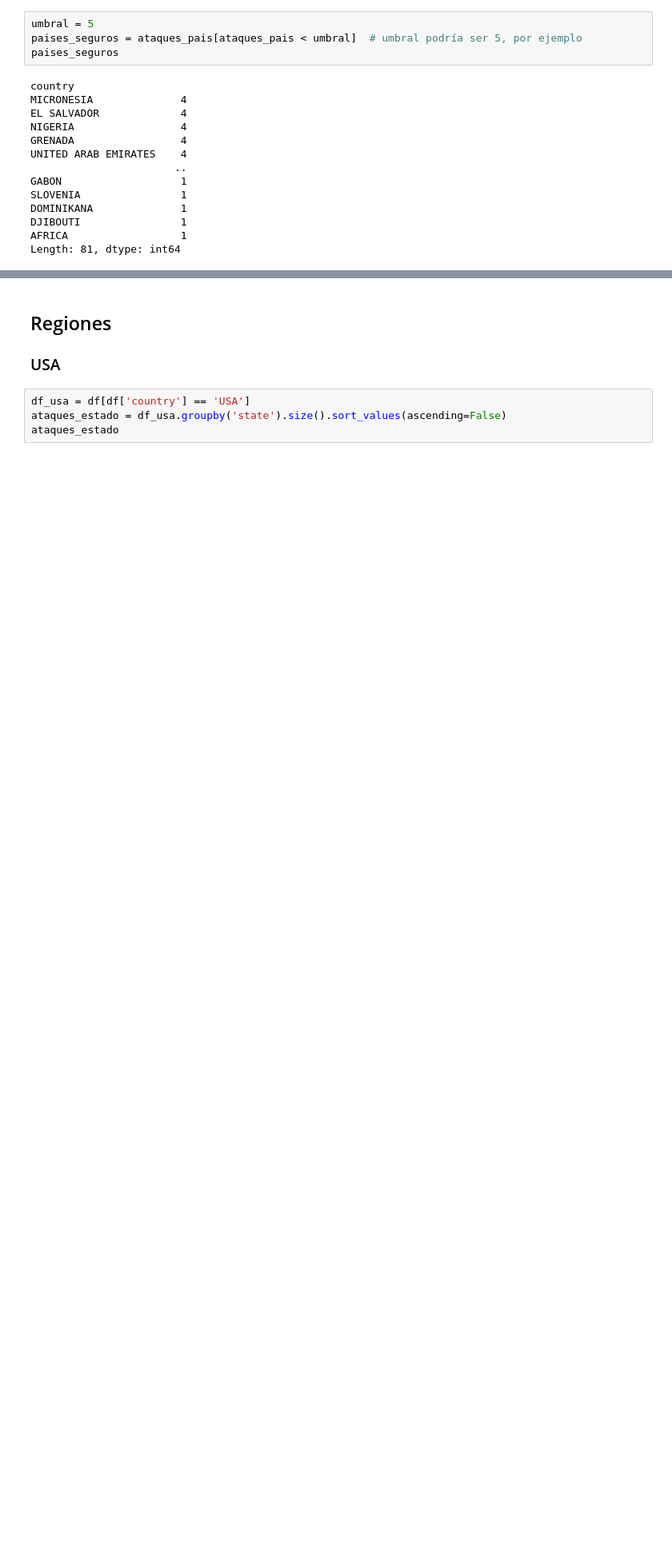
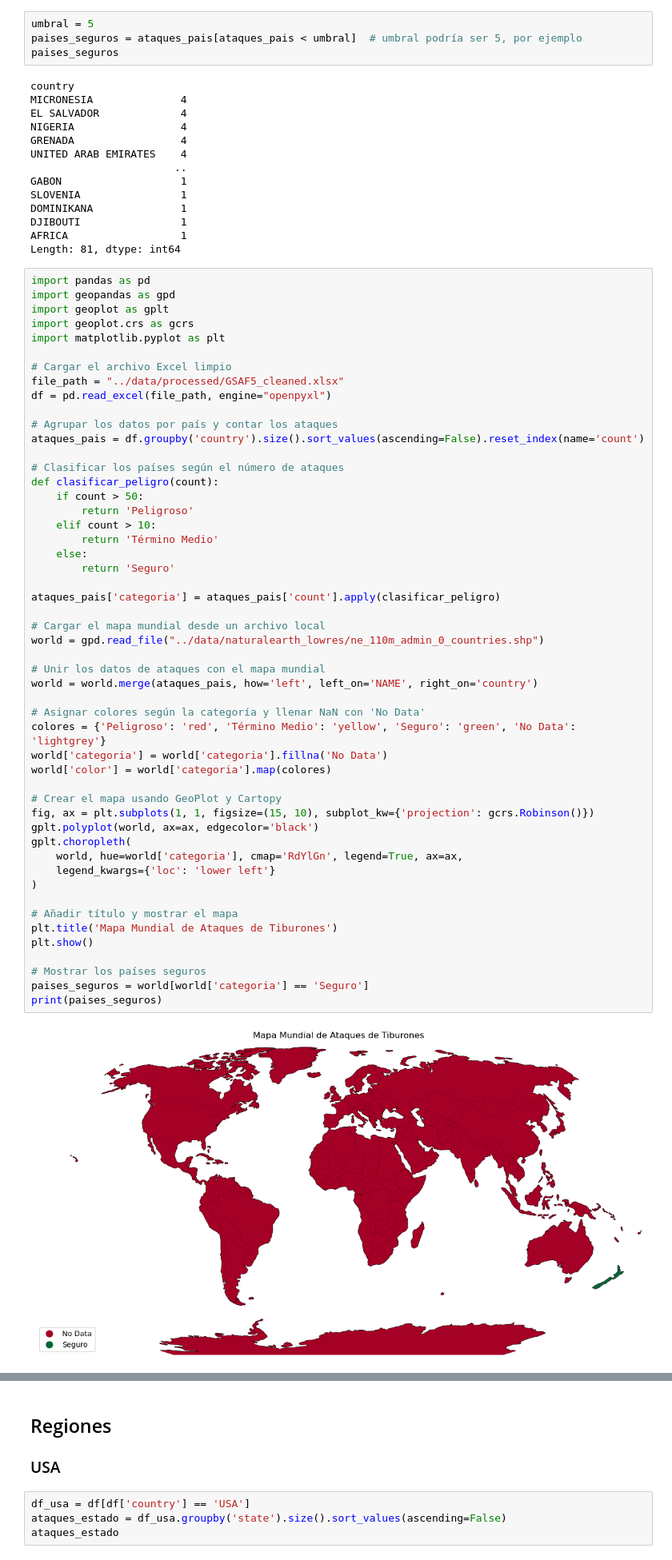
Before and after one commit to jesuserro/shark-attack-exploratory-data-analysis, a Jupyter notebook: notebooks/exploratory_analysis.ipynb, the cells around one changed output, grey strips where cells are left out. Shown at 80% size. Saved outputs shown, nothing was run; the diff lists cells and outputs as text; blank space fills up the shorter version.

```diff
--- a/notebooks/exploratory_analysis.ipynb
+++ b/notebooks/exploratory_analysis.ipynb
@@ -62,3 +62,56 @@ DOMINIKANA              1
 DJIBOUTI                1
 AFRICA                  1
 Length: 81, dtype: int64
+# %%
+import pandas as pd
+import geopandas as gpd
+import geoplot as gplt
+import geoplot.crs as gcrs
+import matplotlib.pyplot as plt
+
+# Cargar el archivo Excel limpio
+file_path = "../data/processed/GSAF5_cleaned.xlsx"
+df = pd.read_excel(file_path, engine="openpyxl")
+
+# Agrupar los datos por país y contar los ataques
+ataques_pais = df.groupby('country').size().sort_values(ascending=False).reset_index(name='count')
+
+# Clasificar los países según el número de ataques
+def clasificar_peligro(count):
+    if count > 50:
+        return 'Peligroso'
+    elif count > 10:
+        return 'Término Medio'
+    else:
+        return 'Seguro'
+
+ataques_pais['categoria'] = ataques_pais['count'].apply(clasificar_peligro)
+
+# Cargar el mapa mundial desde un archivo local
+world = gpd.read_file("../data/naturalearth_lowres/ne_110m_admin_0_countries.shp")
+
+# Unir los datos de ataques con el mapa mundial
+world = world.merge(ataques_pais, how='left', left_on='NAME', right_on='country')
+
+# Asignar colores según la categoría y llenar NaN con 'No Data'
+colores = {'Peligroso': 'red', 'Término Medio': 'yellow', 'Seguro': 'green', 'No Data': 'lightgrey'}
+world['categoria'] = world['categoria'].fillna('No Data')
+world['color'] = world['categoria'].map(colores)
+
+# Crear el mapa usando GeoPlot y Cartopy
+fig, ax = plt.subplots(1, 1, figsize=(15, 10), subplot_kw={'projection': gcrs.Robinson()})
+gplt.polyplot(world, ax=ax, edgecolor='black')
+gplt.choropleth(
+    world, hue=world['categoria'], cmap='RdYlGn', legend=True, ax=ax,
+    legend_kwargs={'loc': 'lower left'}
+)
+
+# Añadir título y mostrar el mapa
+plt.title('Mapa Mundial de Ataques de Tiburones')
+plt.show()
+
+# Mostrar los países seguros
+paises_seguros = world[world['categoria'] == 'Seguro']
+print(paises_seguros)
+# %% [output]
+[figure, added]
```
Also changed, not shown: parts of 1 cell of this notebook, 8 other files.
